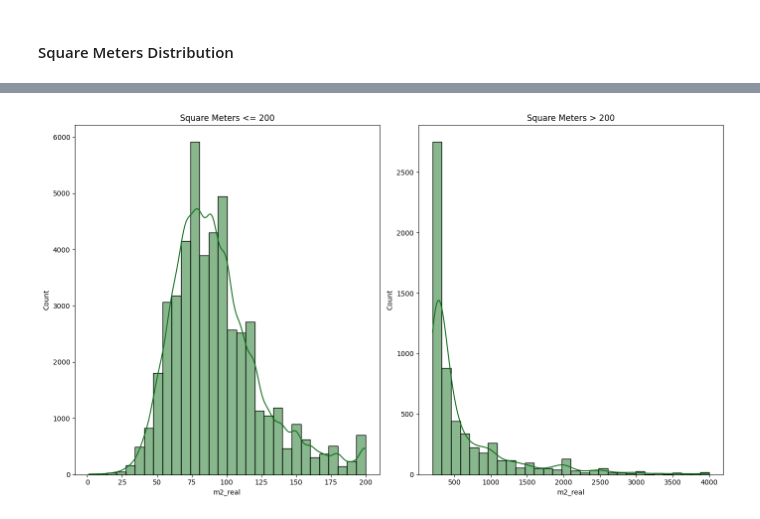
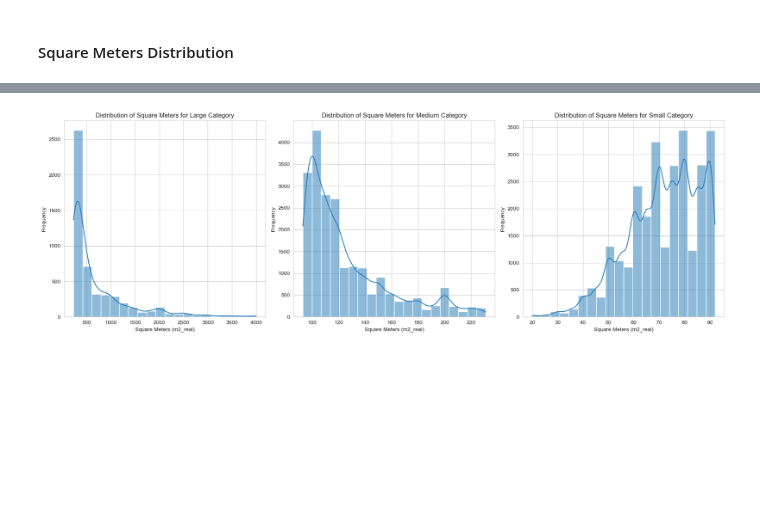
Before and after one commit to fer78/Data-Analytics-Final-Portfolio-Project, a Jupyter notebook: Data-Analytics-Final-Portfolio-Project.ipynb, the cells around one changed output, grey strips where cells are left out. Saved outputs shown, nothing was run; the diff lists cells and outputs as text; code cells hidden in the pictures; blank space fills up the shorter version.

```diff
--- a/Data-Analytics-Final-Portfolio-Project.ipynb
+++ b/Data-Analytics-Final-Portfolio-Project.ipynb
@@ -1454,16 +1458,15 @@ morem2
-# %%
-# D
-plt.figure(figsize=(14,8))
-
-plt.subplot(1, 2, 1)
-sns.histplot(affordable[affordable['m2_real'] <= 200]['m2_real'], bins=30, kde=True, color=sns.color_palette("dark")[2])
-plt.title('Square Meters <= 200')
-
-plt.subplot(1, 2, 2)
-sns.histplot(affordable[affordable['m2_real'] > 200]['m2_real'], bins=30, kde=True, color=sns.color_palette("dark")[2])
-plt.title('Square Meters > 200')
-
-plt.tight_layout()
-plt.show()
-# %% [output]
-[figure, removed]
+# %%
+categories = affordable['size_category'].unique()
+plt.figure(figsize=(18, 6))
+
+for i, category in enumerate(categories, 1):
+    plt.subplot(1, len(categories), i)
+    sns.histplot(affordable[affordable['size_category'] == category]['m2_real'], bins=20, kde=True)
+    plt.title(f'Distribution of Square Meters for {category} Category')
+    plt.xlabel('Square Meters (m2_real)')
+    plt.ylabel('Frequency')
+
+plt.tight_layout()
+plt.show()
+# %% [output]
+[figure, added]
```
Also changed, not shown: parts of 27 cells of this notebook, 3 other files.
